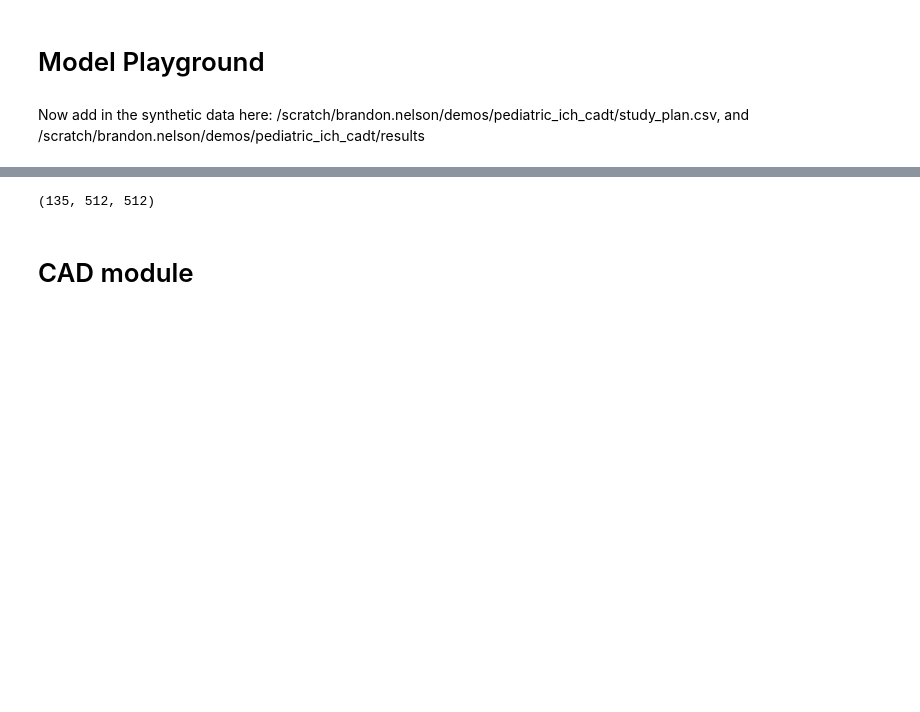
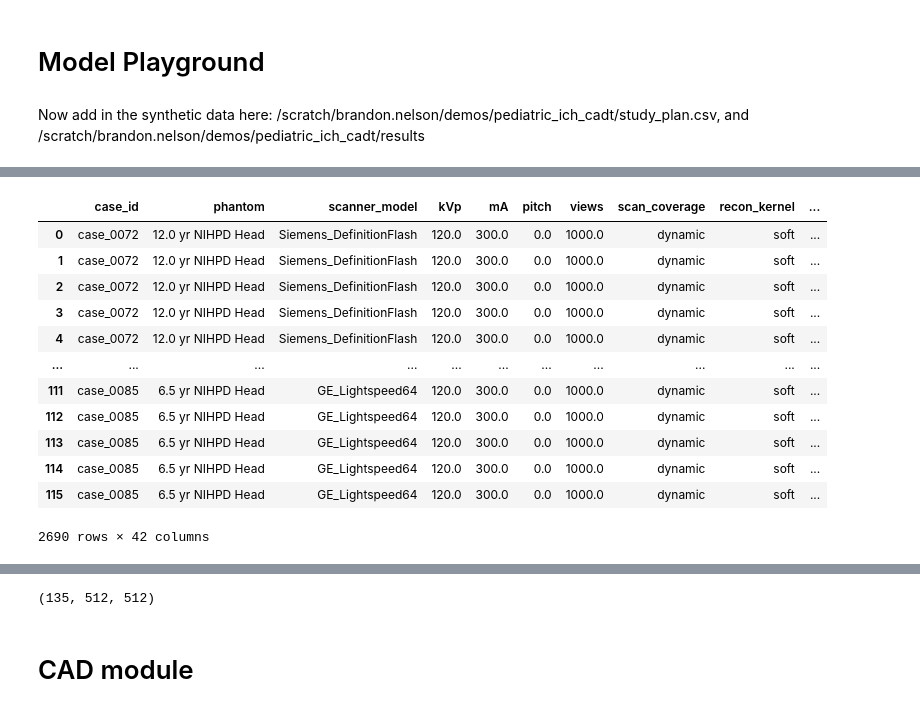
Before and after one commit to brandonjnelsonFDA/Pediatric-AI-Playground, a Jupyter notebook: 01_cadt_inference.ipynb, the cells around one changed output, grey strips where cells are left out. Drawn from its saved outputs; the diff is of its cells as text; code cells hidden in the pictures; blank space fills up the shorter version.

```diff
--- a/01_cadt_inference.ipynb
+++ b/01_cadt_inference.ipynb
@@ -50,3 +89,19 @@ synth
+# %%
+synth[synth.subtype == 'SDH']
+# %% [output]
+|  | case_id | phantom | scanner_model | kVp | mA | pitch | views | scan_coverage | recon_kernel | ... |
+| 0 | case_0072 | 12.0 yr NIHPD Head | Siemens_DefinitionFlash | 120.0 | 300.0 | 0.0 | 1000.0 | dynamic | soft | ... |
+| 1 | case_0072 | 12.0 yr NIHPD Head | Siemens_DefinitionFlash | 120.0 | 300.0 | 0.0 | 1000.0 | dynamic | soft | ... |
+| 2 | case_0072 | 12.0 yr NIHPD Head | Siemens_DefinitionFlash | 120.0 | 300.0 | 0.0 | 1000.0 | dynamic | soft | ... |
+| 3 | case_0072 | 12.0 yr NIHPD Head | Siemens_DefinitionFlash | 120.0 | 300.0 | 0.0 | 1000.0 | dynamic | soft | ... |
+| 4 | case_0072 | 12.0 yr NIHPD Head | Siemens_DefinitionFlash | 120.0 | 300.0 | 0.0 | 1000.0 | dynamic | soft | ... |
+| ... | ... | ... | ... | ... | ... | ... | ... | ... | ... | ... |
+| 111 | case_0085 | 6.5 yr NIHPD Head | GE_Lightspeed64 | 120.0 | 300.0 | 0.0 | 1000.0 | dynamic | soft | ... |
+| 112 | case_0085 | 6.5 yr NIHPD Head | GE_Lightspeed64 | 120.0 | 300.0 | 0.0 | 1000.0 | dynamic | soft | ... |
+| 113 | case_0085 | 6.5 yr NIHPD Head | GE_Lightspeed64 | 120.0 | 300.0 | 0.0 | 1000.0 | dynamic | soft | ... |
+| 114 | case_0085 | 6.5 yr NIHPD Head | GE_Lightspeed64 | 120.0 | 300.0 | 0.0 | 1000.0 | dynamic | soft | ... |
+| 115 | case_0085 | 6.5 yr NIHPD Head | GE_Lightspeed64 | 120.0 | 300.0 | 0.0 | 1000.0 | dynamic | soft | ... |
+2690 rows × 42 columns
 # %%
 diagnosis['Subdural'].sum()
 # %% [output]
```
Also changed, not shown: parts of 5 cells of this notebook, 2 other files.
